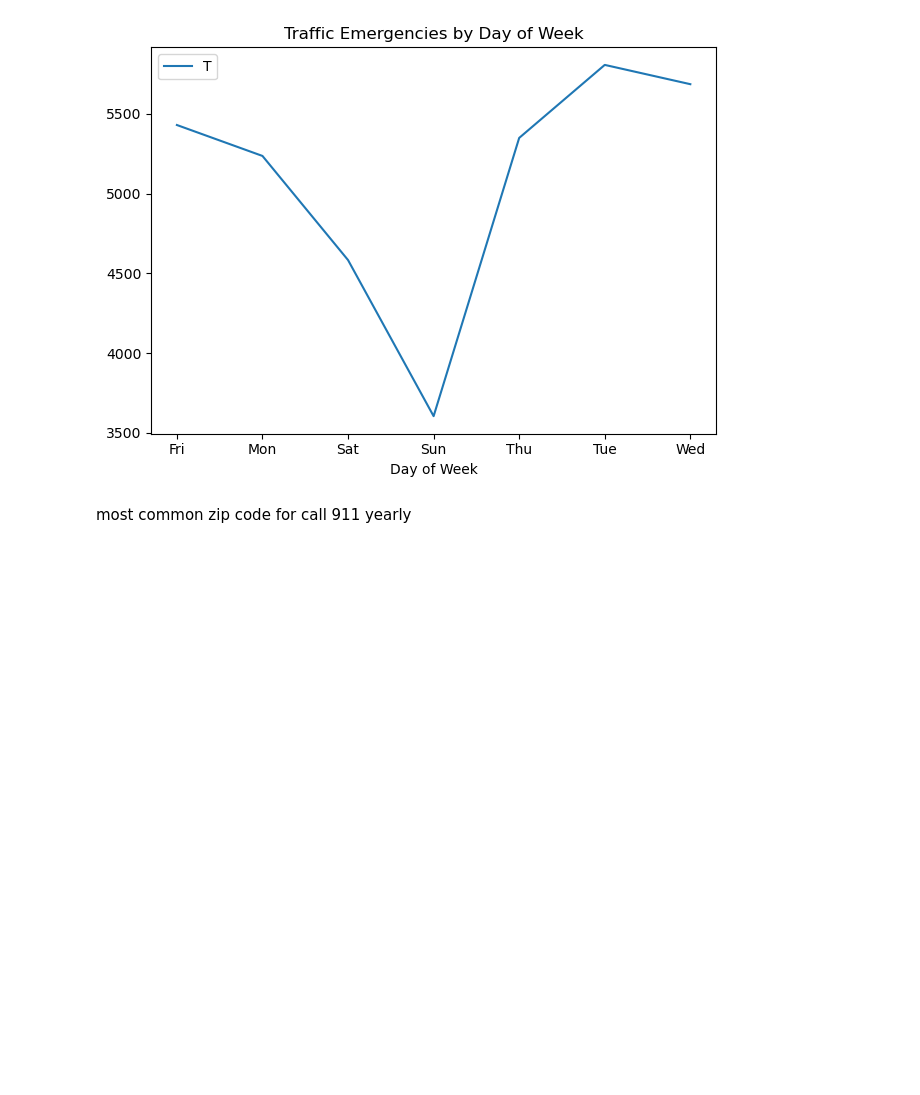
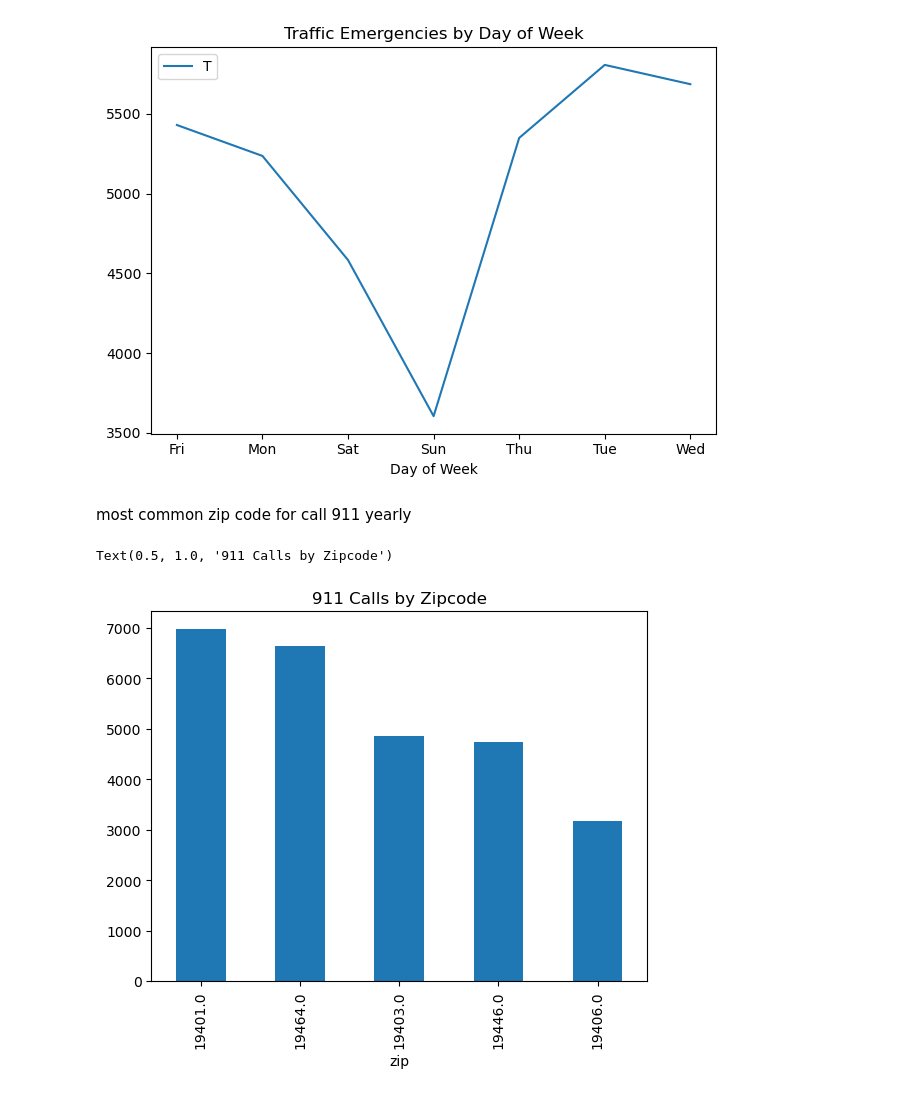
Before and after one commit to meralmourad/911-Bank, a Jupyter notebook: 911analysis.ipynb, the cells around one changed output. Cells and saved outputs as stored; diff of their text form; code cells hidden in the pictures; blank space fills up the shorter version.

```diff
--- a/911analysis.ipynb
+++ b/911analysis.ipynb
@@ -192,3 +192,9 @@ plt.legend('Traffic')
 [figure]
 # %% [markdown]
 most common zip code for call 911 yearly
+# %%
+df['zip'].value_counts().head(5).plot(kind='bar')
+plt.title('911 Calls by Zipcode')
+# %% [output]
+Text(0.5, 1.0, '911 Calls by Zipcode')
+[figure, added]
```
Also changed, not shown: parts of 1 cell of this notebook.
